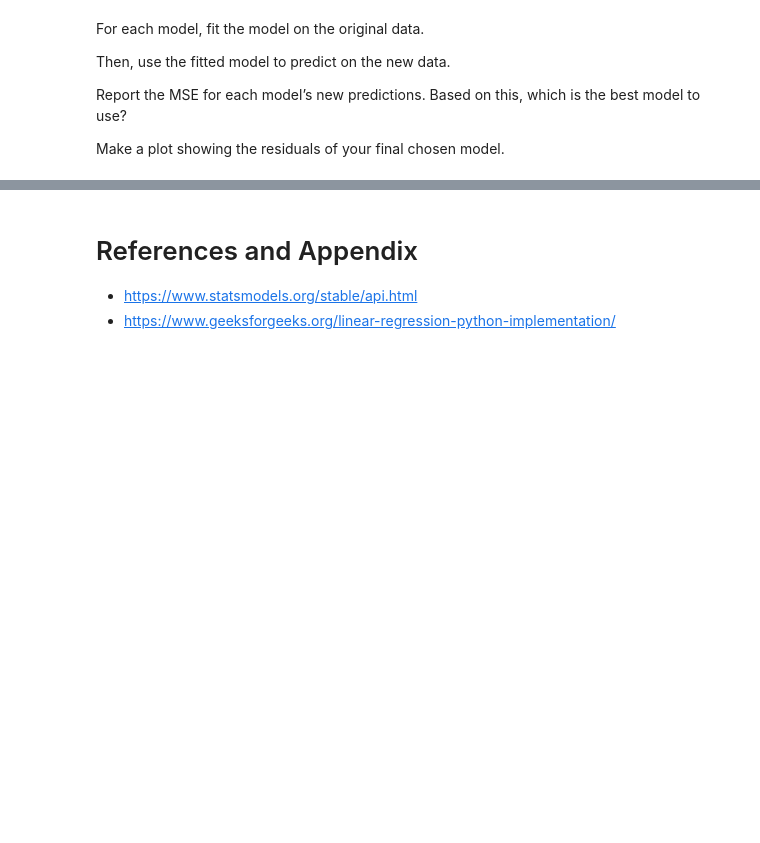
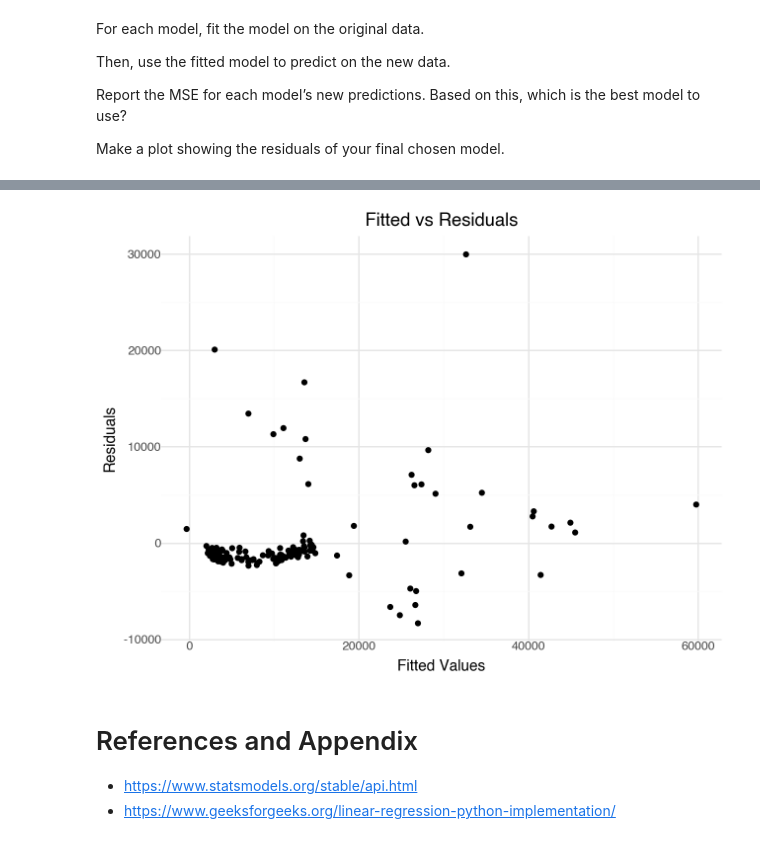
Before and after one commit to stolieerickson/GSB544-Computing, a Jupyter notebook: Labs/Lab5.ipynb, the cells around one changed output, grey strips where cells are left out. Drawn from its saved outputs; the diff is of its cells as text; code cells hidden in the pictures; blank space fills up the shorter version.

```diff
--- a/Labs/Lab5.ipynb
+++ b/Labs/Lab5.ipynb
@@ -478,6 +372,6 @@ Report the MSE for each model’s new predictions. Based on this, which is the b
 Make a plot showing the residuals of your final chosen model.
 # %%
 #reading in the new data
-data_2 = pd.read_csv("/Users/stolieerickson/Documents/MSBA/Fall/GSB544-Computing/Labs/insurance_costs_1.csv")
+data_2 = pd.read_csv("/Users/stolieerickson/Documents/MSBA/Fall/GSB544-Computing/Labs/insurance_costs_2.csv")
 #create necessary dummy variables
 data_clean2 = pd.get_dummies(data_2, columns=["sex", "smoker", "region"], drop_first=True)
@@ -623,14 +377,0 @@ Based on this output, the best model to use is charges ~ (age + bmi)*smoker_yes
-# %%
-data_clean['predicted_charges'] = model.predict(data_clean)
-
-# Calculate residuals
-data_clean['residuals'] = data_clean['charges'] - data_clean['predicted_charges']
-
-# Create the residual plot
-residual_plot = (ggplot(data_clean, aes(x='predicted_charges', y='residuals')) +
-                 geom_point(alpha=0.6) +  # Scatter plot of residuals
-                 geom_hline(yintercept=0, color='red', linetype='dashed') +  # Horizontal line at y=0
-                 labs(title='Residuals vs Predicted Charges',
-                      x='Predicted Charges',
-                      y='Residuals') +
-                 theme_minimal())
@@ -639,0 +459,81 @@ residual_plot = (ggplot(data_clean, aes(x='predicted_charges', y='residuals')) +
+# %%
+import itertools
+
+def summarize_model(traindata, testdata, xvariables, yvariable, polynomialdegree=1, interaction_only=False, return_model=True):
+    # Extract predictor and target variables
+    X_train = traindata[xvariables]
+    y_train = traindata[yvariable]
+    X_test = testdata[xvariables]
+    y_test = testdata[yvariable]
+
+    # Define the model pipeline with PolynomialFeatures and LinearRegression
+    model = Pipeline([
+        ('poly_features', PolynomialFeatures(degree=polynomialdegree, include_bias=False, interaction_only=interaction_only)),
+        ('linear_regression', LinearRegression())
+    ])
+    model.fit(X_train, y_train)
+
+    # Predict and evaluate
+    train_pred = model.predict(X_train)
+    test_pred = model.predict(X_test)
+    mse_train = mean_squared_error(y_train, train_pred)
+    mse_test = mean_squared_error(y_test, test_pred)
+
+    # Print model summary if desired
+    if return_model:
+        print(f"Model Summary (Predictors: {', '.join(xvariables)}, Degree: {polynomialdegree}, Interaction Only: {interaction_only}):")
+        print(f"Test MSE: {mse_test:.2f}, Train MSE: {mse_train:.2f}")
+
+    return model, mse_test, test_pred  # Return model, MSE, and test predictions
+
+def find_best_model(traindata, testdata, predictors, yvariable):
+    best_mse = float("inf")
+    best_model = None
+    best_degree = None
+    best_vars = None
+    best_test_pred = None
+    best_interaction_only = None
+
+    # Loop through combinations of predictor variables
+    for r in range(1, len(predictors) + 1):
+        for xvars in itertools.combinations(predictors, r):
+            # Loop through polynomial degrees
+            for degree in range(1, 13):
+                # Test both with and without interaction-only terms
+                for interaction_only in [True, False]:
+                    model, mse_test, test_pred = summarize_model(
+                        traindata, testdata, list(xvars), yvariable,
+                        polynomialdegree=degree, interaction_only=interaction_only, return_model=False)
+
+                    # Update if this model has a lower test MSE
+                    if mse_test < best_mse:
+                        best_mse = mse_test
+                        best_model = model
+                        best_degree = degree
+                        best_vars = xvars
+                        best_test_pred = test_pred
+                        best_interaction_only = interaction_only
+
+    # Print best model summary
+    print(f"\nBest Model Summary:")
+    print(f"Predictors: {', '.join(best_vars)}, Degree: {best_degree}, Interaction Only: {best_interaction_only}")
+    print(f"Best Test MSE: {best_mse:.2f}")
+
+    # Plot residuals
+    residuals = testdata[yvariable] - best_test_pred
+    plot_data = pd.DataFrame({
+        "fitted": best_test_pred,
+        "residuals": residuals
+    })
+
+    residual_plot = (ggplot(plot_data, aes(x="fitted", y="residuals"))
+                     + geom_point()
+                     + labs(x="Fitted Values", y="Residuals", title="Fitted vs Residuals")
+                     + theme_minimal())
+    print(residual_plot)
+
+    return best_model
+
+predictors = ["age", "bmi", "smoker_yes", "smokery_age", "smokery_bmi"]
+best_model = find_best_model(data_clean, data_clean2, predictors, "charges")
+# %% [output]
@@ -640,3 +548,4 @@ residual_plot = (ggplot(data_clean, aes(x='predicted_charges', y='residuals')) +
+[figure, added]
 # %% [markdown]
 # References and Appendix
 
```
Also changed, not shown: parts of 28 cells of this notebook, 1 other file.
